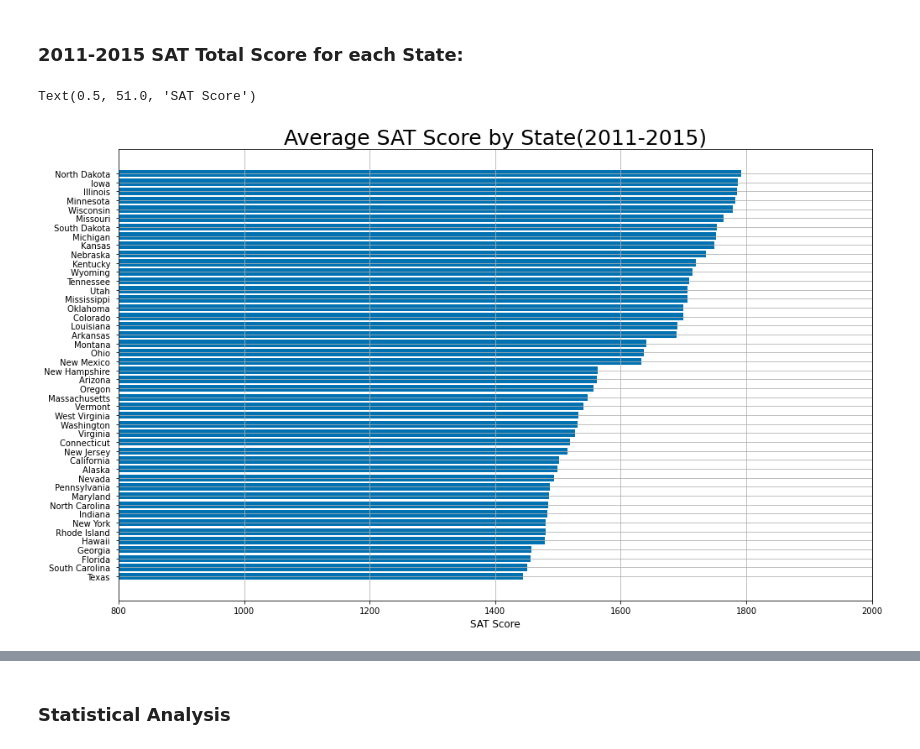
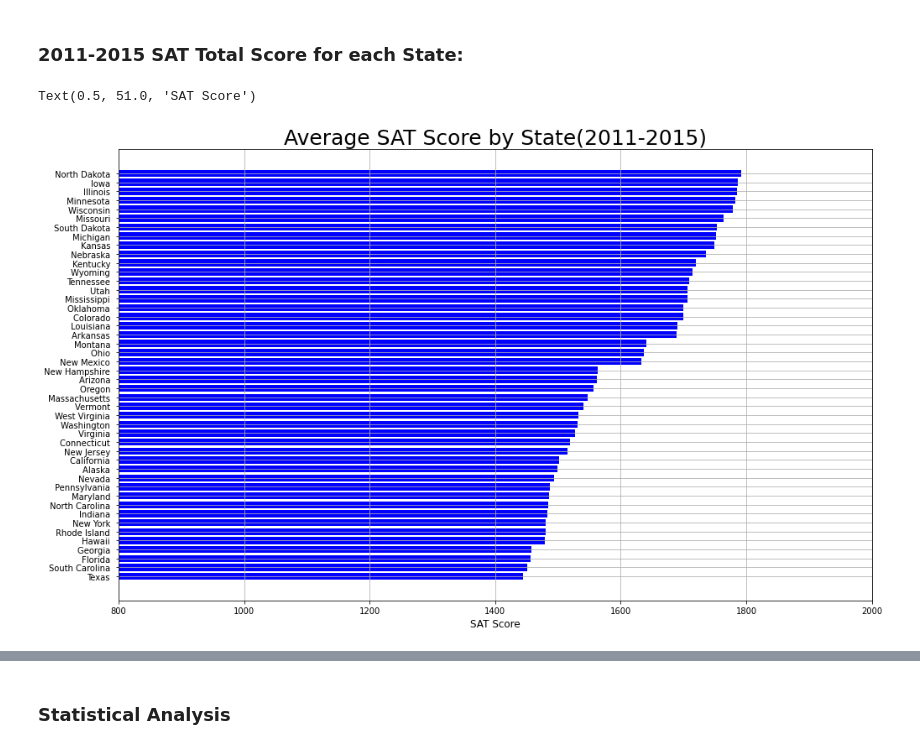
Before and after one commit to phamc4/Projects, a Jupyter notebook: SAT_changes.ipynb, the cells around one changed output, grey strips where cells are left out. Saved outputs shown, nothing was run; the diff lists cells and outputs as text; code cells hidden in the pictures.

```diff
--- a/SAT_changes.ipynb
+++ b/SAT_changes.ipynb
@@ -136,28 +147,17 @@ Text(0.5, 51.0, 'SAT Score')
 # %%
-merge_ = [sat_2011[['State', 'SAT Total Score']], sat_2012[['State', 'SAT Total Score']], sat_2013[['State', 'SAT Total Score']],
-            sat_2014[['State', 'SAT Total Score']], sat_2015[['State', 'SAT Total Score']]]
-
-df2 = reduce(lambda x, y: pd.merge(x,y, on='State', how='inner'), merge_)
-df2.columns = ['States', '2011 SAT Scores', '2012 SAT Scores', '2013 SAT Scores', '2014 SAT Scores', '2015 SAT Scores']
-
-df2['Average Over 5 Years'] = df2.drop('States', axis=1).apply(lambda x: x.mean(), axis=1)
-df2.sort_values(['Average Over 5 Years'], axis=0, ascending=True, inplace=True)
-
-
 #Plotting
 x = df2['States']
 
-
 fig, ax = plt.subplots(figsize=(14,8))
-ax.barh(x, df2['Average Over 5 Years'])
+ax.barh(x, df2['Average Over 5 Years'], color='blue')
 
 ax.grid(linestyle='-')
 plt.tight_layout()
 ax.set_xlim(800, 2000)
 ax.set_title('Average SAT Score by State(2011-2015)', fontsize=25)
 plt.xlabel('SAT Score', fontsize=12)
 # %% [output]
 Text(0.5, 51.0, 'SAT Score')
-[figure, old version]
+[figure, new version]
 # %%
 #Curiousity: See which States held their top 10 status.
```
Also changed, not shown: parts of 27 cells of this notebook.
